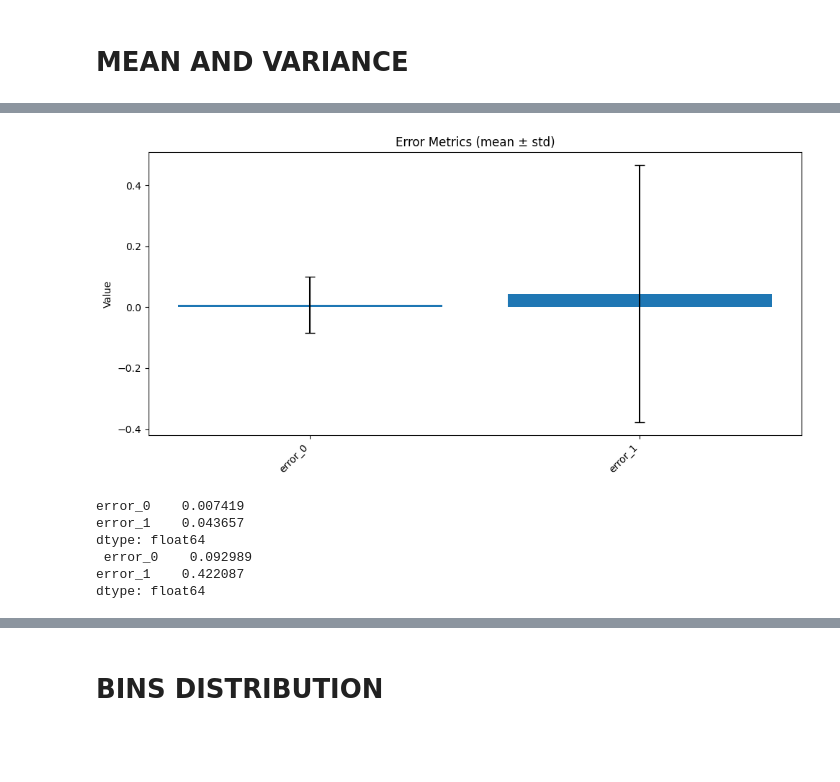
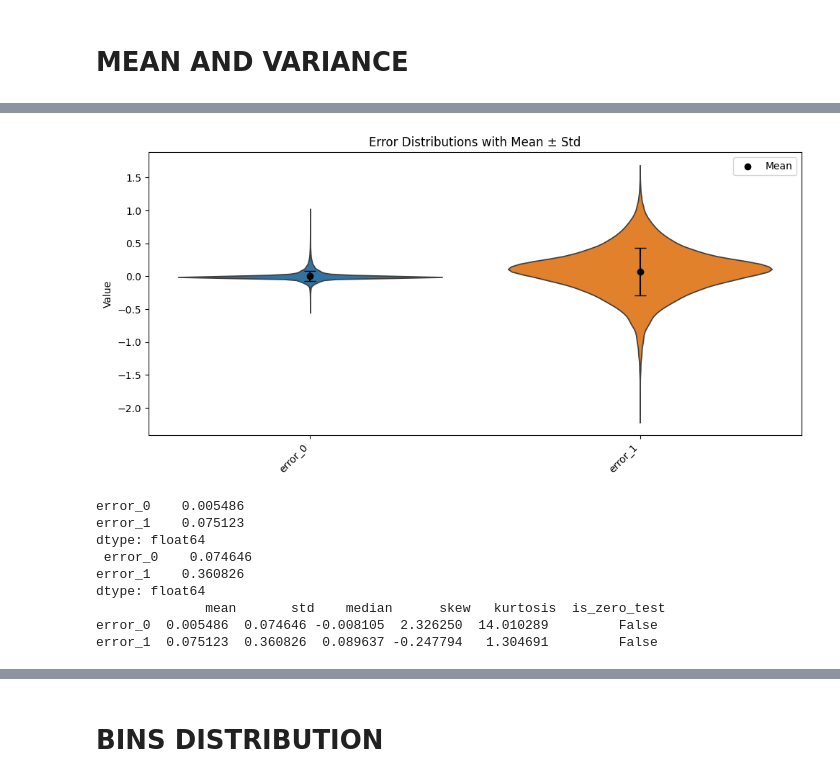
Before and after one commit to matteorofrano/CGAN-for-probability-distribution-generation, a Jupyter notebook: tests.ipynb, the cells around one changed output, grey strips where cells are left out. Cells and saved outputs as stored; diff of their text form; code cells hidden in the pictures; blank space fills up the shorter version.

Commit message:
added distribution of errors analysis + new pdf

```diff
--- a/tests.ipynb
+++ b/tests.ipynb
@@ -107,11 +104,14 @@ plot_learning_curve('generated_vs_true.csv')
 # %%
-means, std = analyze_error_distribution('./data/results/mean_std_error_dist.csv')
-print(means,'\n', std)
+means, std, summary = analyze_error_distribution('./data/results/mean_std_error_dist.csv')
+print(means,'\n', std, '\n', summary)
 # %% [output]
-[figure, old version]
+[figure, new version]
-error_0    0.007419
-error_1    0.043657
+error_0    0.005486
+error_1    0.075123
 dtype: float64
- error_0    0.092989
-error_1    0.422087
+ error_0    0.074646
+error_1    0.360826
 dtype: float64
+              mean       std    median      skew   kurtosis  is_zero_test
+error_0  0.005486  0.074646 -0.008105  2.326250  14.010289         False
+error_1  0.075123  0.360826  0.089637 -0.247794   1.304691         False
```
Also changed, not shown: parts of 7 cells of this notebook, 6 other files.
